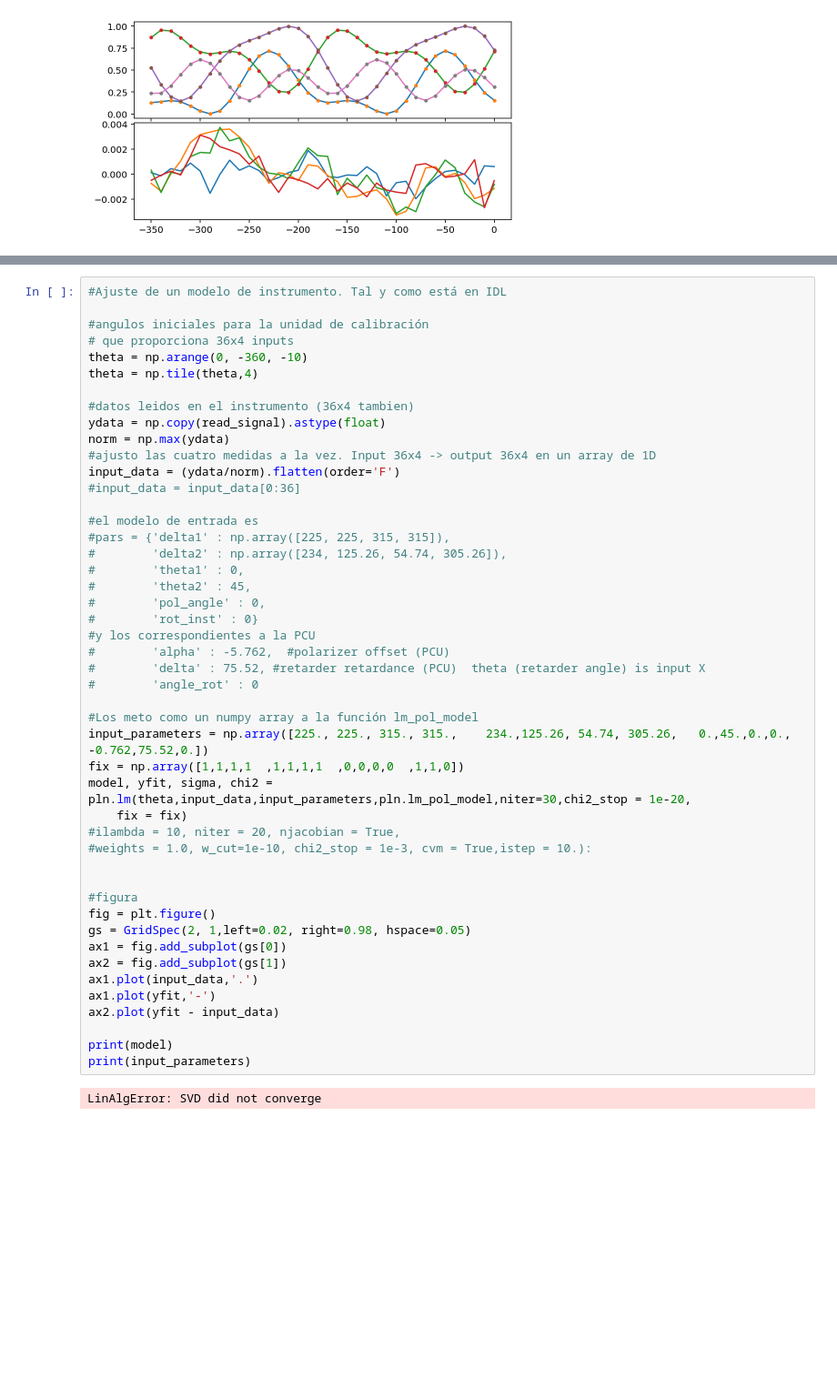
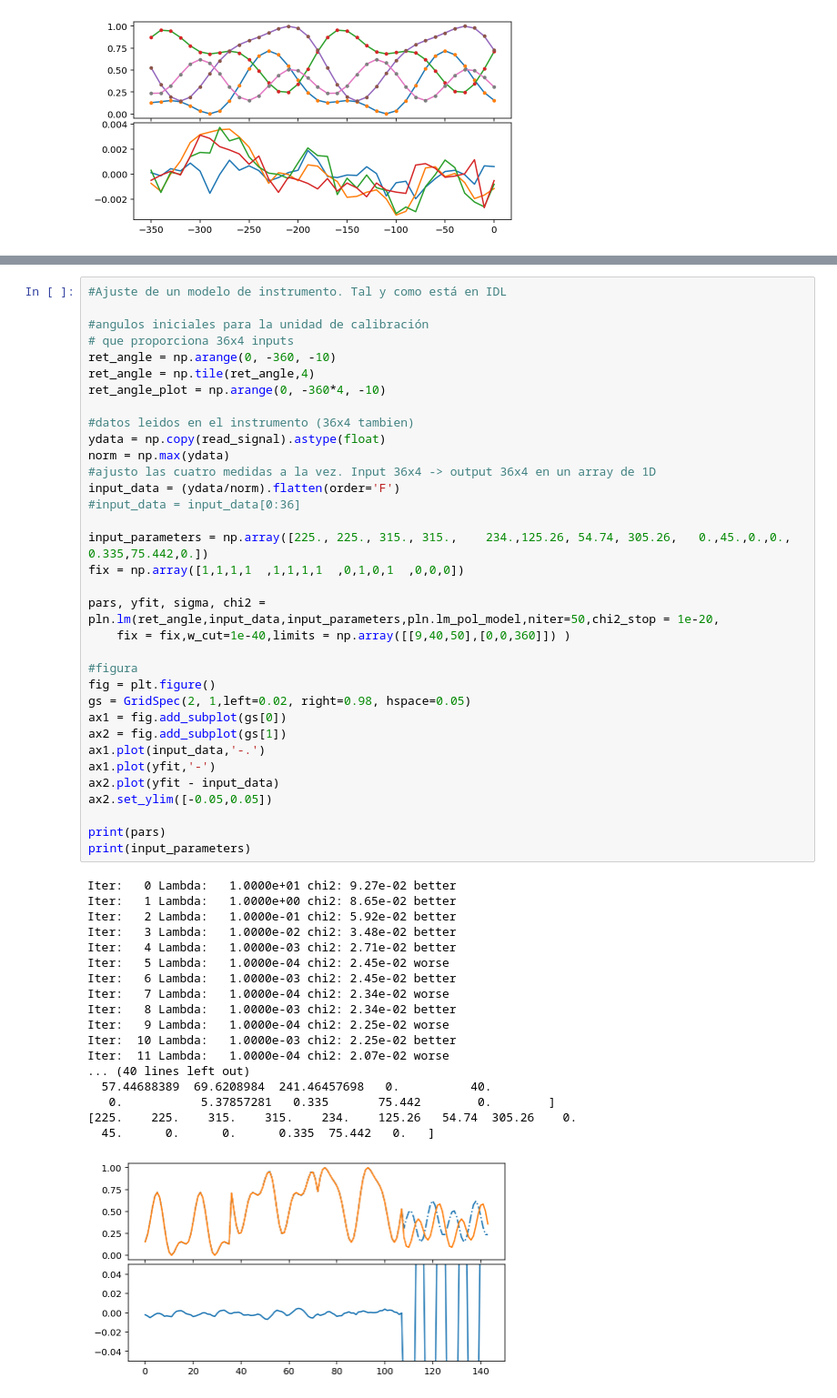
Before and after one commit to vivivum/SPGPylibs, a Jupyter notebook: SPGPylibs/PHItools/polcal_py/polcal_phi.ipynb, the cells around one changed output, grey strips where cells are left out. Shown at 91% size. Saved outputs shown, nothing was run; the diff lists cells and outputs as text; blank space fills up the shorter version.

```diff
--- a/SPGPylibs/PHItools/polcal_py/polcal_phi.ipynb
+++ b/SPGPylibs/PHItools/polcal_py/polcal_phi.ipynb
@@ -191,49 +246,53 @@ array([[ 0.16629391,  0.36727049,  0.16939246,  0.29355931],
 # %%
 #Ajuste de un modelo de instrumento. Tal y como está en IDL
 
 #angulos iniciales para la unidad de calibración
 # que proporciona 36x4 inputs
-theta = np.arange(0, -360, -10)
-theta = np.tile(theta,4)
+ret_angle = np.arange(0, -360, -10)
+ret_angle = np.tile(ret_angle,4)
+ret_angle_plot = np.arange(0, -360*4, -10)
 
 #datos leidos en el instrumento (36x4 tambien)
 ydata = np.copy(read_signal).astype(float)
 norm = np.max(ydata)
 #ajusto las cuatro medidas a la vez. Input 36x4 -> output 36x4 en un array de 1D
 input_data = (ydata/norm).flatten(order='F')
 #input_data = input_data[0:36]
 
-#el modelo de entrada es
-#pars = {'delta1' : np.array([225, 225, 315, 315]),
-#        'delta2' : np.array([234, 125.26, 54.74, 305.26]),
-#        'theta1' : 0,
-#        'theta2' : 45,
-#        'pol_angle' : 0,
-#        'rot_inst' : 0}
-#y los correspondientes a la PCU
-#        'alpha' : -5.762,  #polarizer offset (PCU)
-#        'delta' : 75.52, #retarder retardance (PCU)  theta (retarder angle) is input X
-#        'angle_rot' : 0
+input_parameters = np.array([225., 225., 315., 315.,    234.,125.26, 54.74, 305.26,   0.,45.,0.,0.,   0.335,75.442,0.])
+fix = np.array([1,1,1,1  ,1,1,1,1  ,0,1,0,1  ,0,0,0])
 
-#Los meto como un numpy array a la función lm_pol_model
-input_parameters = np.array([225., 225., 315., 315.,    234.,125.26, 54.74, 305.26,   0.,45.,0.,0.,   -0.762,75.52,0.])
-fix = np.array([1,1,1,1  ,1,1,1,1  ,0,0,0,0  ,1,1,0])
-model, yfit, sigma, chi2 = pln.lm(theta,input_data,input_parameters,pln.lm_pol_model,niter=30,chi2_stop = 1e-20,
-    fix = fix)
-#ilambda = 10, niter = 20, njacobian = True,
-#weights = 1.0, w_cut=1e-10, chi2_stop = 1e-3, cvm = True,istep = 10.):
-
+pars, yfit, sigma, chi2 = pln.lm(ret_angle,input_data,input_parameters,pln.lm_pol_model,niter=50,chi2_stop = 1e-20,
+    fix = fix,w_cut=1e-40,limits = np.array([[9,40,50],[0,0,360]]) )
 
 #figura
 fig = plt.figure()
 gs = GridSpec(2, 1,left=0.02, right=0.98, hspace=0.05)
 ax1 = fig.add_subplot(gs[0])
 ax2 = fig.add_subplot(gs[1])
-ax1.plot(input_data,'.')
+ax1.plot(input_data,'-.')
 ax1.plot(yfit,'-')
 ax2.plot(yfit - input_data)
+ax2.set_ylim([-0.05,0.05])
 
-print(model)
+print(pars)
 print(input_parameters)
 # %% [output]
-LinAlgError: SVD did not converge
+Iter:   0 Lambda:   1.0000e+01 chi2: 9.27e-02 better
+Iter:   1 Lambda:   1.0000e+00 chi2: 8.65e-02 better
+Iter:   2 Lambda:   1.0000e-01 chi2: 5.92e-02 better
+Iter:   3 Lambda:   1.0000e-02 chi2: 3.48e-02 better
+Iter:   4 Lambda:   1.0000e-03 chi2: 2.71e-02 better
+Iter:   5 Lambda:   1.0000e-04 chi2: 2.45e-02 worse
+Iter:   6 Lambda:   1.0000e-03 chi2: 2.45e-02 better
+Iter:   7 Lambda:   1.0000e-04 chi2: 2.34e-02 worse
+Iter:   8 Lambda:   1.0000e-03 chi2: 2.34e-02 better
+Iter:   9 Lambda:   1.0000e-04 chi2: 2.25e-02 worse
+Iter:  10 Lambda:   1.0000e-03 chi2: 2.25e-02 better
+Iter:  11 Lambda:   1.0000e-04 chi2: 2.07e-02 worse
+... (40 lines left out)
+  57.44688389  69.6208984  241.46457698   0.          40.
+   0.           5.37857281   0.335       75.442        0.        ]
+[225.    225.    315.    315.    234.    125.26   54.74  305.26    0.
+  45.      0.      0.      0.335  75.442   0.   ]
+[figure, added]
```
Also changed, not shown: parts of 10 cells of this notebook, 4 other files.
